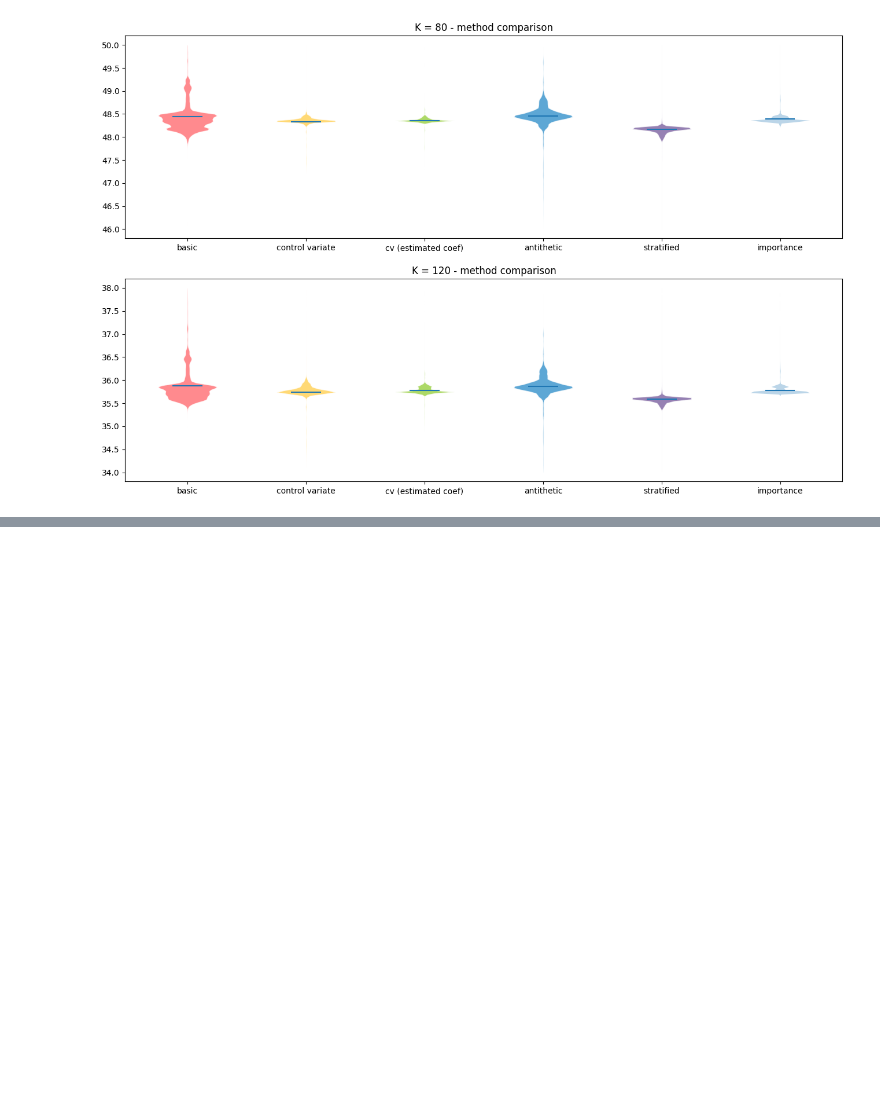
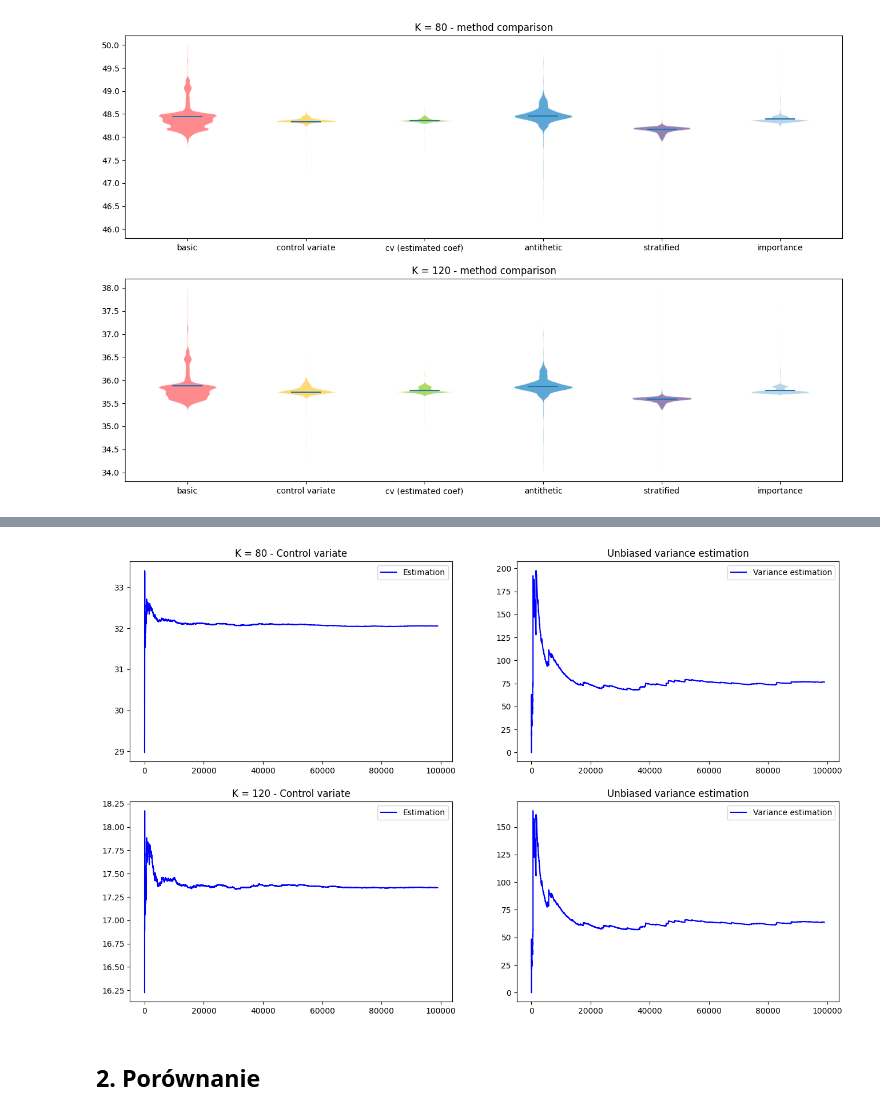
Before and after one commit to AntoniKingston/WdMF, a Jupyter notebook: Lab6/lab6.ipynb, the cells around one changed output, grey strips where cells are left out. Cells and saved outputs as stored; diff of their text form; code cells hidden in the pictures; blank space fills up the shorter version.

```diff
--- a/Lab6/lab6.ipynb
+++ b/Lab6/lab6.ipynb
@@ -383,0 +455,24 @@ plt.show()
+# %%
+def geometric_asian_call_price(S0, K, r, sigma, T, N):
+
+
+    # średni czas (do uwzględnienia dryfu)
+    t_bar = T * (N + 1) / (2 * N)
+
+    # wariancja logarytmu iloczynu (bazuje na jakichś wzorach dyskretno-matematycznych)
+    alpha2 = (sigma ** 2) * T * (N + 1) * (2 * N + 1) / (6 * N ** 2)
+    alpha = np.sqrt(alpha2)
+
+    # średnia logarytmu iloczynu (z wliczonym S_0)
+    beta = np.log(S0) + (r - 0.5 * sigma ** 2) * t_bar
+
+    # argumenty dystrybuant
+    d1 = (beta - np.log(K) + alpha2) / alpha
+    d2 = d1 - alpha
+
+    # zastosowanie wzoru
+    discounted_expectation = np.exp(-r * T) * (
+            np.exp(beta + 0.5 * alpha2) * norm.cdf(d1) - K * norm.cdf(d2)
+    )
+
+    return discounted_expectation
@@ -383,0 +525,15 @@ plt.show()
+# %%
+control_variate_asian_payoffs1 = asian_arithmetic_payoffs_large1 + (asian_geometric_mean_expectation1 - geometric_payoffs_large1) * b1
+control_variate_asian_payoffs2 = asian_arithmetic_payoffs_large2 + (asian_geometric_mean_expectation2 - geometric_payoffs_large2) * b2
+# %%
+mean_maker = np.arange(1, n_price_estimation+1)
+control_variate_asian_variances1 = calculate_cumulative_variance(control_variate_asian_payoffs1)
+control_variate_asian_estimates1 = np.cumsum(control_variate_asian_payoffs1) / mean_maker
+control_variate_asian_variances2 = calculate_cumulative_variance(control_variate_asian_payoffs2)
+control_variate_asian_estimates2 = np.cumsum(control_variate_asian_payoffs2) / mean_maker
+# %%
+visualize_method([None, None], [control_variate_asian_estimates1, control_variate_asian_estimates2], [control_variate_asian_variances1, control_variate_asian_variances2], [80, 120], "Control variate")
+# %% [output]
+[figure, added]
+# %% [markdown]
+## 2. Porównanie
```
Also changed, not shown: parts of 22 cells of this notebook.
